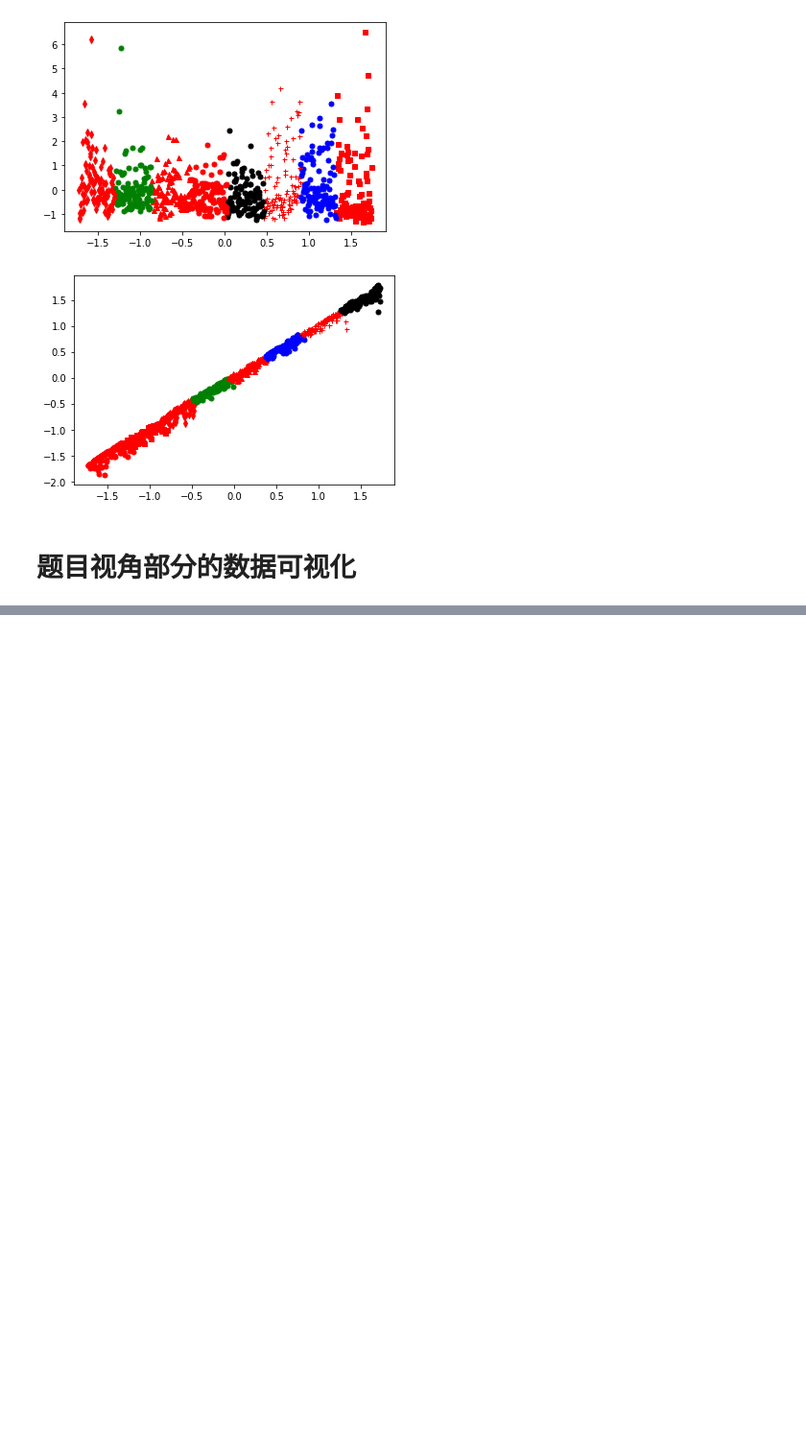
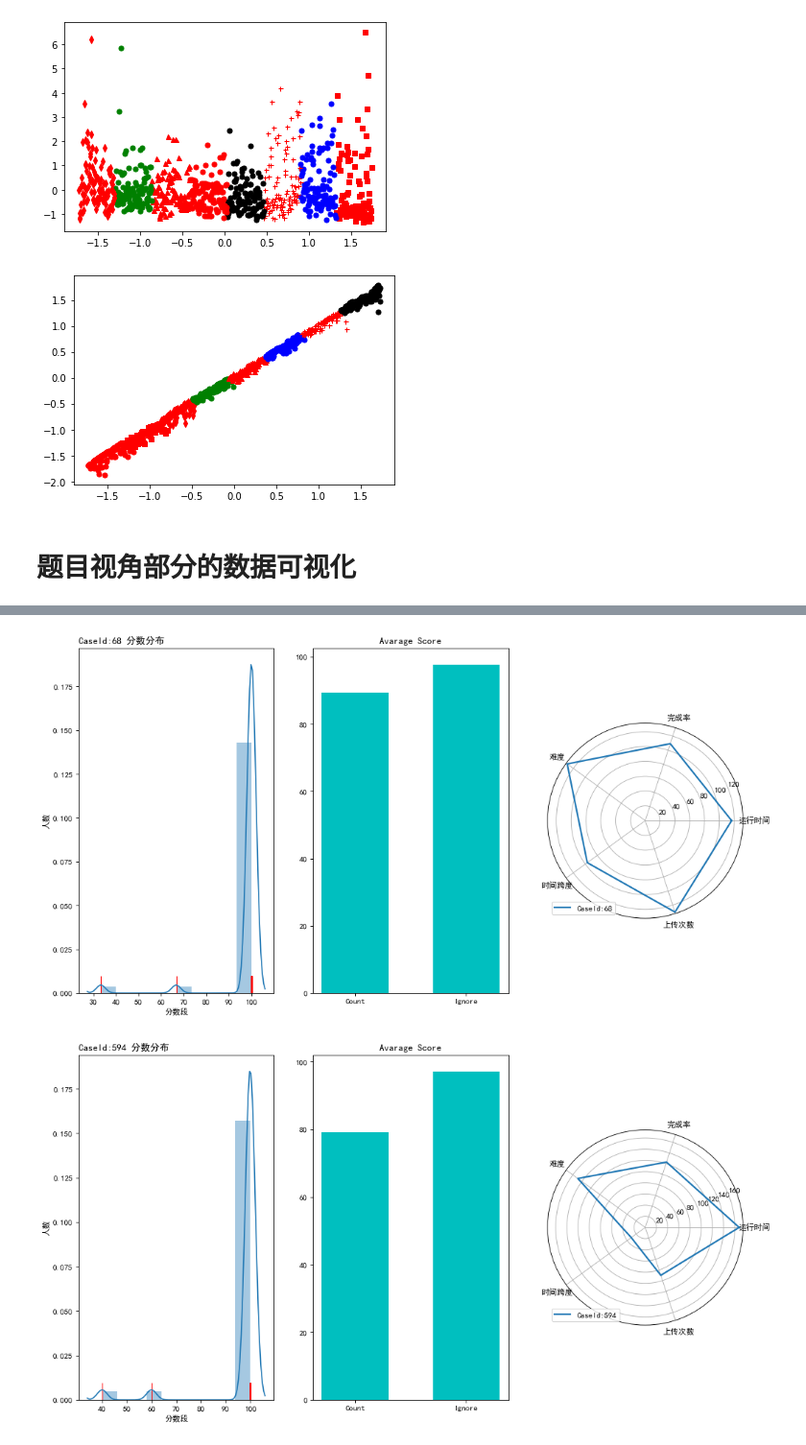
Before and after one commit to NJU181098100h/data-science, a Jupyter notebook: workspace.ipynb, the cells around one changed output, grey strips where cells are left out. Shown at 96% size. Cells and saved outputs as stored; diff of their text form; code cells hidden in the pictures; blank space fills up the shorter version.

Commit message:
cases module amost finished

```diff
--- a/workspace.ipynb
+++ b/workspace.ipynb
@@ -1015,0 +1699,43 @@ True
+# %%
+def getViewByCaseId(x):
+    mp.figure(figsize=(15,8), dpi=80)
+    mp.figure(1)
+    #
+    ax1=mp.subplot(131)
+    label='CaseId:'+str(x)+' 分数分布'
+    caseScore=pd.DataFrame(np.array(caseAllScores[x]).reshape(1,-1))
+    bins = np.arange(0, 101, 10)
+    ax1.set_title(label,loc='left')
+    ax1.set_xticks(range(0,101,10))
+    ax1.set_xlabel('分数段')
+    ax1.set_ylabel('人数')
+    sns.distplot(caseScore,bins=10,ax=ax1,rug=True,rug_kws = {'color' : 'r'},
+            kde_kws = {'bw' : 2})
+    #
+    ax2=mp.subplot(132)
+    group=["Count","Ignore"]
+    mean=np.array([caseScoreCountUndo[x],caseScoreIgnoreUndo[x]])
+    ax2.set_title('Avarage Score')
+    mp.bar(group,mean,color='c',width=0.6,align='center')
+    #雷达图
+    ax3=mp.subplot(133, polar=True)
+    labels=['运行时间','完成率','难度','时间跨度','上传次数']
+    kinds=['CaseId:'+str(x)]
+    CR=pd.DataFrame([[runtime[x]*100000,fr[x]*100,difficulty[x]*30,spanTime[x]/5,uploadSum[x]]]
+    ,columns=['运行时间','完成率','难度','时间跨度','上传次数'])
+    result=pd.concat([CR,CR['运行时间']],axis=1)
+    centers=np.array(result.iloc[:,:])
+    n=len(labels)
+    angle=np.linspace(0,2*np.pi,n,endpoint=False)
+    angle=np.concatenate((angle,[angle[0]]))
+    pic=[]
+    for i in range(len(kinds)):
+        pic.append(ax3.plot(angle,centers[i],linewidth=2,label=kinds[i]))
+    ax3.set_thetagrids(angle*180/np.pi,labels)
+    ax3.legend(loc='lower left')
+    mp.show()
+for i in random.sample(range(882),5):
+    getViewByCaseId(i)
+# %% [output]
+[figure, added]
+[figure, added]
```
Also changed, not shown: parts of 7 cells of this notebook, 2 other files.
